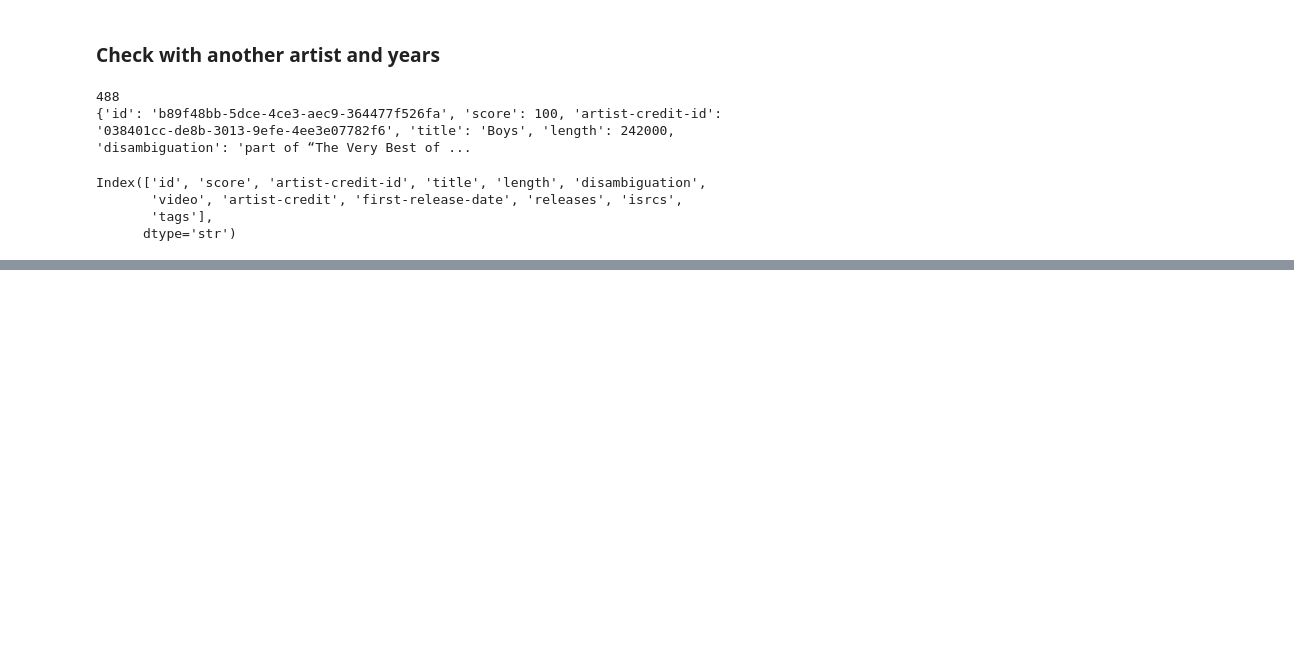
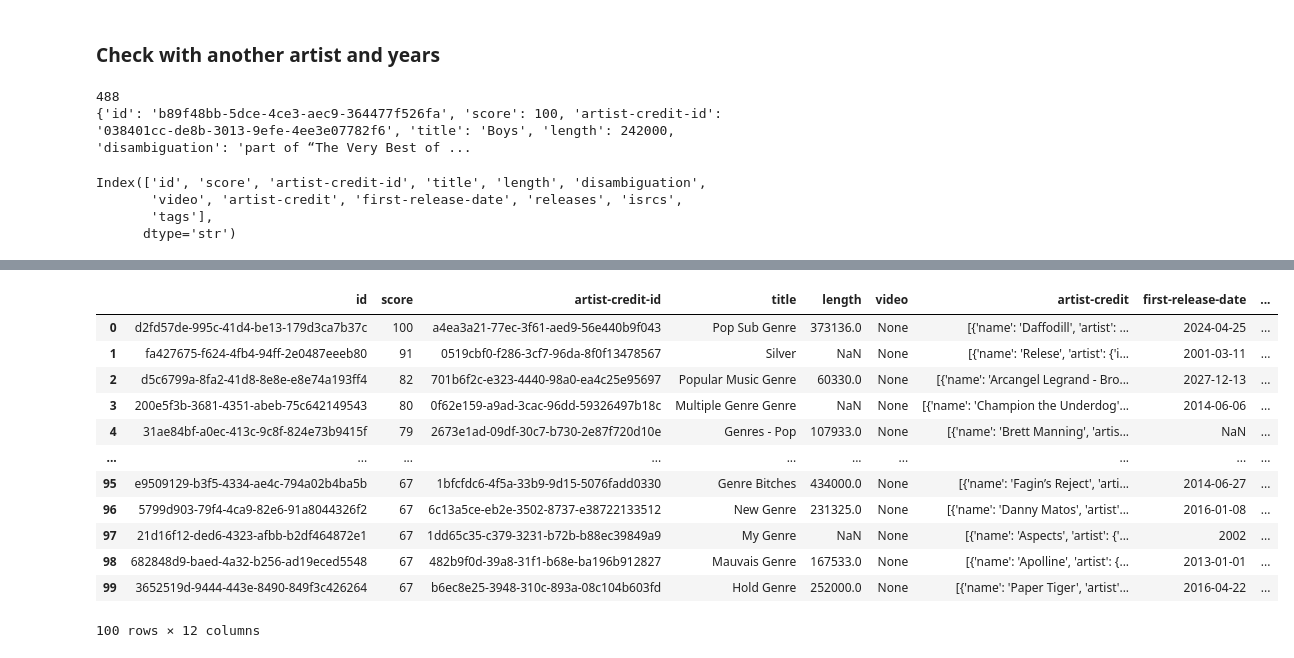
Before and after one commit to mirandalyng/examensarbete, a Jupyter notebook: eda/eda_MusicBrainz_api.ipynb, the cells around one changed output, grey strips where cells are left out. Drawn from its saved outputs; the diff is of its cells as text; code cells hidden in the pictures; blank space fills up the shorter version.

Commit message:
chore: check posibility for musicbrainz
Co-authored-by: Miranda Lyng <lyngmiranda@gmail.com> Co-authored-by: Rickard Garnau <rickardgarnau@gmail.com>

```diff
--- a/eda/eda_MusicBrainz_api.ipynb
+++ b/eda/eda_MusicBrainz_api.ipynb
@@ -147,0 +150,7 @@ df.head()
+# %%
+data = mb_get("recording", {
+    "query": 'genre:"pop" AND relese:[2005]',
+    "limit": 100,
+    "offset": 0,
+})
+print(data)
@@ -147,0 +159,17 @@ df.head()
+# %%
+df = pd.json_normalize(data["recordings"])
+df
+# %% [output]
+|  | id | score | artist-credit-id | title | length | video | artist-credit | first-release-date | ... |
+| 0 | d2fd57de-995c-41d4-be13-179d3ca7b37c | 100 | a4ea3a21-77ec-3f61-aed9-56e440b9f043 | Pop Sub Genre | 373136.0 | None | [{'name': 'Daffodill', 'artist': ... | 2024-04-25 | ... |
+| 1 | fa427675-f624-4fb4-94ff-2e0487eeeb80 | 91 | 0519cbf0-f286-3cf7-96da-8f0f13478567 | Silver | NaN | None | [{'name': 'Relese', 'artist': {'i... | 2001-03-11 | ... |
+| 2 | d5c6799a-8fa2-41d8-8e8e-e8e74a193ff4 | 82 | 701b6f2c-e323-4440-98a0-ea4c25e95697 | Popular Music Genre | 60330.0 | None | [{'name': 'Arcangel Legrand - Bro... | 2027-12-13 | ... |
+| 3 | 200e5f3b-3681-4351-abeb-75c642149543 | 80 | 0f62e159-a9ad-3cac-96dd-59326497b18c | Multiple Genre Genre | NaN | None | [{'name': 'Champion the Underdog'... | 2014-06-06 | ... |
+| 4 | 31ae84bf-a0ec-413c-9c8f-824e73b9415f | 79 | 2673e1ad-09df-30c7-b730-2e87f720d10e | Genres - Pop | 107933.0 | None | [{'name': 'Brett Manning', 'artis... | NaN | ... |
+| ... | ... | ... | ... | ... | ... | ... | ... | ... | ... |
+| 95 | e9509129-b3f5-4334-ae4c-794a02b4ba5b | 67 | 1bfcfdc6-4f5a-33b9-9d15-5076fadd0330 | Genre Bitches | 434000.0 | None | [{'name': 'Fagin’s Reject', 'arti... | 2014-06-27 | ... |
+| 96 | 5799d903-79f4-4ca9-82e6-91a8044326f2 | 67 | 6c13a5ce-eb2e-3502-8737-e38722133512 | New Genre | 231325.0 | None | [{'name': 'Danny Matos', 'artist'... | 2016-01-08 | ... |
+| 97 | 21d16f12-ded6-4323-afbb-b2df464872e1 | 67 | 1dd65c35-c379-3231-b72b-b88ec39849a9 | My Genre | NaN | None | [{'name': 'Aspects', 'artist': {'... | 2002 | ... |
+| 98 | 682848d9-baed-4a32-b256-ad19eced5548 | 67 | 482b9f0d-39a8-31f1-b68e-ba196b912827 | Mauvais Genre | 167533.0 | None | [{'name': 'Apolline', 'artist': {... | 2013-01-01 | ... |
+| 99 | 3652519d-9444-443e-8490-849f3c426264 | 67 | b6ec8e25-3948-310c-893a-08c104b603fd | Hold Genre | 252000.0 | None | [{'name': 'Paper Tiger', 'artist'... | 2016-04-22 | ... |
+100 rows × 12 columns
```
Also changed, not shown: parts of 8 cells of this notebook, 1 other file.
